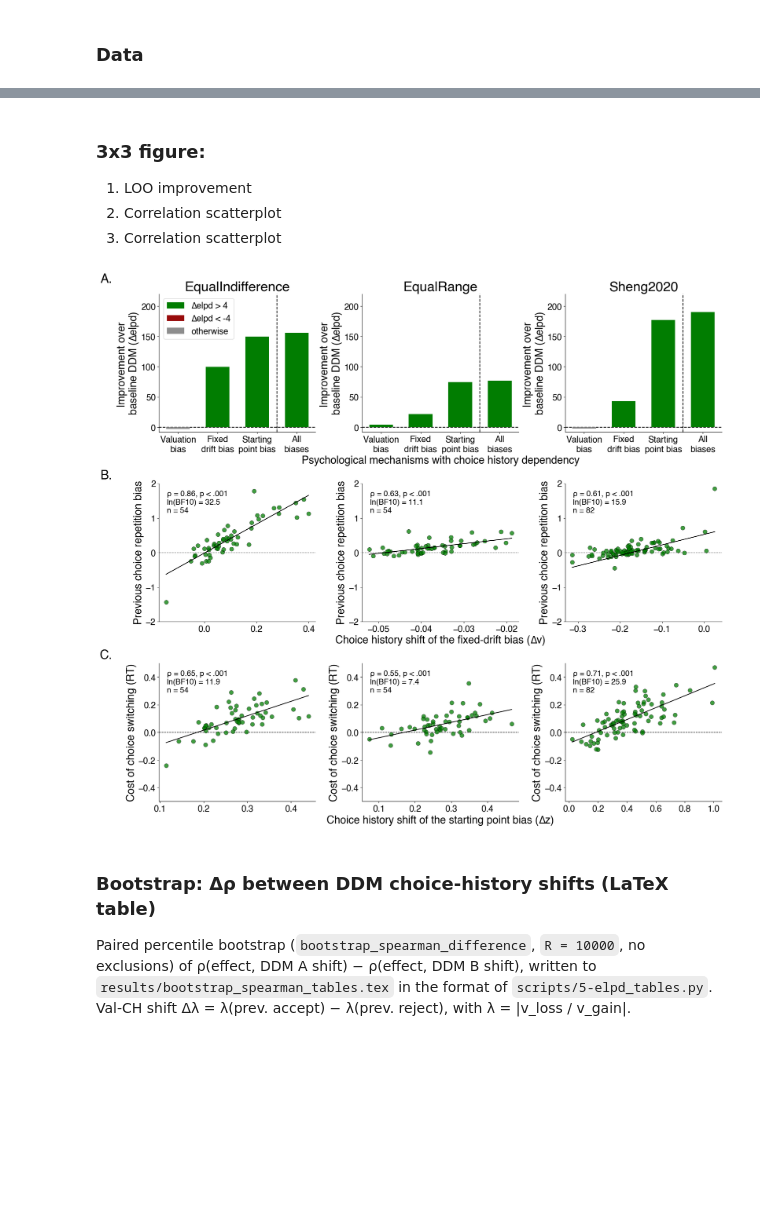
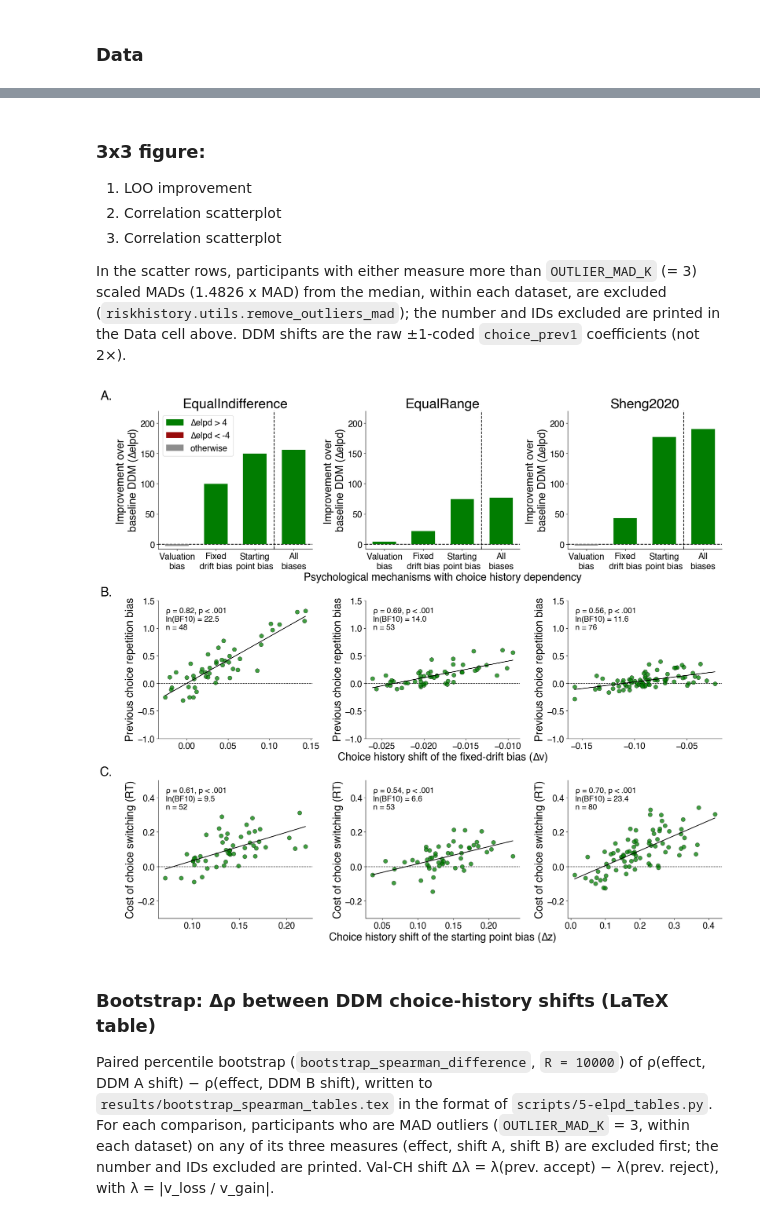
Before and after one commit to GusStgoReyes/riskhistory, a Jupyter notebook: figures_official/figure3.ipynb, the cells around one changed output, grey strips where cells are left out. Cells and saved outputs as stored; diff of their text form; code cells hidden in the pictures; blank space fills up the shorter version.

```diff
--- a/figures_official/figure3.ipynb
+++ b/figures_official/figure3.ipynb
@@ -3,7 +3,7 @@
 # %%
 from riskhistory.format import rcParams
 from riskhistory.config import results_pth
-from riskhistory.utils import bootstrap_spearman_difference
+from riskhistory.utils import bootstrap_spearman_difference, remove_outliers_mad
 from riskhistory.data import (
     load_loo_comparison,
     load_ddm_subj_params,
@@ -22,6 +22,8 @@ DATASETS = ["equalIndifference", "equalRange", "sheng2020"]
 STP_DDM_MODEL = "HDDM_Base_Lag1-full"
 DRIFT_DDM_MODEL = "HDDM_Base_Lag1-full"
 VAL_DDM_MODEL = "HDDM_Base_Lag1-full"
+POINT_COLOR = "#017D01"
+OUTLIER_MAD_K = 3
 # %% [markdown]
 ### Helper functions
 # %%
@@ -199,8 +168,6 @@ switch_betas = switch_betas[switch_betas["converged"]]
 
 elpd_vs_baseline = {}
 drift_vs_choice = {}
-drift_vs_switch = {}
-z_vs_choice = {}
 z_vs_switch = {}
 
 for ds in DATASETS:
@@ -216,9 +183,25 @@ for ds in DATASETS:
     switch_effect = (switch_betas[switch_betas["dataset"] == ds]
                      .set_index("sub")["switch_effect"])
 
-    drift = 2*drift_params["v_choice_prev1"]
-    z = 2*stp_params["z_choice_prev1"]
+    drift = drift_params["v_choice_prev1"]
+    z = stp_params["z_choice_prev1"]
     drift_vs_choice[ds] = pair(drift, choice_effect, EXCLUDE_DRIFT.get(ds, []))
-    drift_vs_switch[ds] = pair(drift, switch_effect, EXCLUDE_DRIFT.get(ds, []))
-    z_vs_choice[ds] = pair(z, choice_effect, EXCLUDE_STP.get(ds, []))
     z_vs_switch[ds] = pair(z, switch_effect, EXCLUDE_STP.get(ds, []))
+
+# MAD outlier exclusion within each scatter panel and dataset
+OUTLIER_PANELS = [
+    ("∆v vs. repetition bias", drift_vs_choice, ["v_choice_prev1", "choice_prev1_effect"]),
+    ("∆z vs. RT switch cost",  z_vs_switch,     ["z_choice_prev1", "switch_effect"]),
+]
+outlier_summaries = []
+for panel, panel_data, cols in OUTLIER_PANELS:
+    df = pd.concat([panel_data[ds][cols].dropna().rename_axis("sub").reset_index().assign(dataset=ds)
+                    for ds in DATASETS], ignore_index=True)
+    df_clean, summary = remove_outliers_mad(df, cols, k=OUTLIER_MAD_K)
+    outlier_summaries.append(summary.assign(panel=panel))
+    for ds in DATASETS:
+        panel_data[ds] = df_clean.query("dataset == @ds").set_index("sub")[cols]
+
+outlier_counts = pd.concat(outlier_summaries, ignore_index=True)[
+    ["panel", "dataset", "n_total", "n_outliers", "outliers"]]
+print(outlier_counts.to_string(index=False))
@@ -227,40 +218,42 @@ for ds in DATASETS:
 1. LOO improvement
 2. Correlation scatterplot
 3. Correlation scatterplot
+
+In the scatter rows, participants with either measure more than `OUTLIER_MAD_K` (= 3) scaled MADs (1.4826 x MAD) from the median, within each dataset, are excluded (`riskhistory.utils.remove_outliers_mad`); the number and IDs excluded are printed in the Data cell above. DDM shifts are the raw ±1-coded `choice_prev1` coefficients (not 2×).
 # %%
 fig, axes = plt.subplots(nrows=3, ncols=3, figsize=(18, 16), layout="constrained")
 elpd_labels = [label for _, label in ELPD_MODEL_ORDER]
 
 for col, ds in enumerate(DATASETS):
     plot_elpd_bars(axes[0, col], elpd_vs_baseline[ds], elpd_labels, col, show_legend=(col == 0),
                    n_single_models=N_SINGLE_MODELS)
     axes[0, col].set_title(DATASET_LABELS.get(ds, ds))
 
     merged = drift_vs_choice[ds]
-    plot_spearman_corr(axes[1, col], merged["v_choice_prev1"], merged["choice_prev1_effect"], ylim=(-2, 2))
+    plot_spearman_corr(axes[1, col], merged["v_choice_prev1"], merged["choice_prev1_effect"], ylim=(-1, 1.5))
     style_axis(axes[1, col], col,
                ylabel="Previous choice repetition bias",
                xlabel="Choice history shift of the fixed-drift bias (∆v)")
 
     merged = z_vs_switch[ds]
-    plot_spearman_corr(axes[2, col], merged["z_choice_prev1"], merged["switch_effect"], ylim=(-0.5, 0.5))
+    plot_spearman_corr(axes[2, col], merged["z_choice_prev1"], merged["switch_effect"], ylim=(-0.3, 0.5))
     style_axis(axes[2, col], col,
                ylabel="Cost of choice switching (RT)",
                xlabel="Choice history shift of the starting point bias (∆z)")
 
 # Same "A."/"B."/"C." placement convention as figure1.ipynb
 for row, label in enumerate(["A.", "B.", "C."]):
     y = 1.15 if row == 0 else 1.1
     axes[row, 0].text(-0.3, y, label, transform=axes[row, 0].transAxes,
                       fontsize=26, fontweight="bold", va="top", ha="right")
 
 fig.savefig("saved/figure3.svg", dpi=300, bbox_inches="tight")
 plt.show()
 # %% [output]
-[figure, old version]
+[figure, new version]
 # %% [markdown]
 ### Bootstrap: Δρ between DDM choice-history shifts (LaTeX table)
-Paired percentile bootstrap (`bootstrap_spearman_difference`, `R = 10000`, no exclusions) of ρ(effect, DDM A shift) − ρ(effect, DDM B shift), written to `results/bootstrap_spearman_tables.tex` in the format of `scripts/5-elpd_tables.py`. Val-CH shift Δλ = λ(prev. accept) − λ(prev. reject), with λ = |v_loss / v_gain|.
+Paired percentile bootstrap (`bootstrap_spearman_difference`, `R = 10000`) of ρ(effect, DDM A shift) − ρ(effect, DDM B shift), written to `results/bootstrap_spearman_tables.tex` in the format of `scripts/5-elpd_tables.py`. For each comparison, participants who are MAD outliers (`OUTLIER_MAD_K` = 3, within each dataset) on any of its three measures (effect, shift A, shift B) are excluded first; the number and IDs excluded are printed. Val-CH shift Δλ = λ(prev. accept) − λ(prev. reject), with λ = |v_loss / v_gain|.
 # %%
 DATASET_NAMES = {
     "equalIndifference": "EqualIndifference",
```
Also changed, not shown: parts of 3 cells of this notebook, 4 other files.
